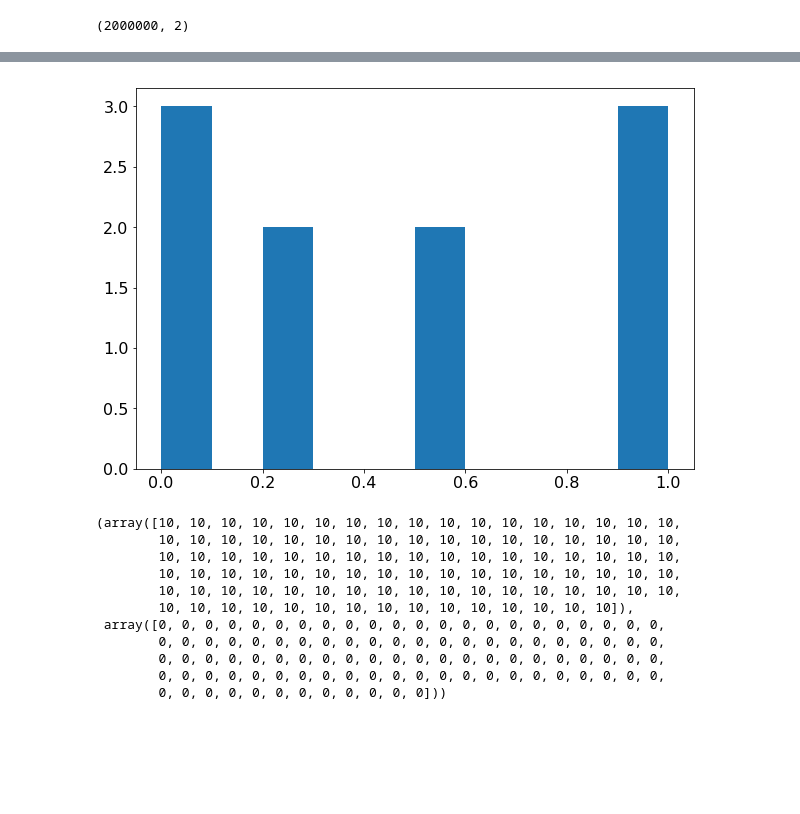
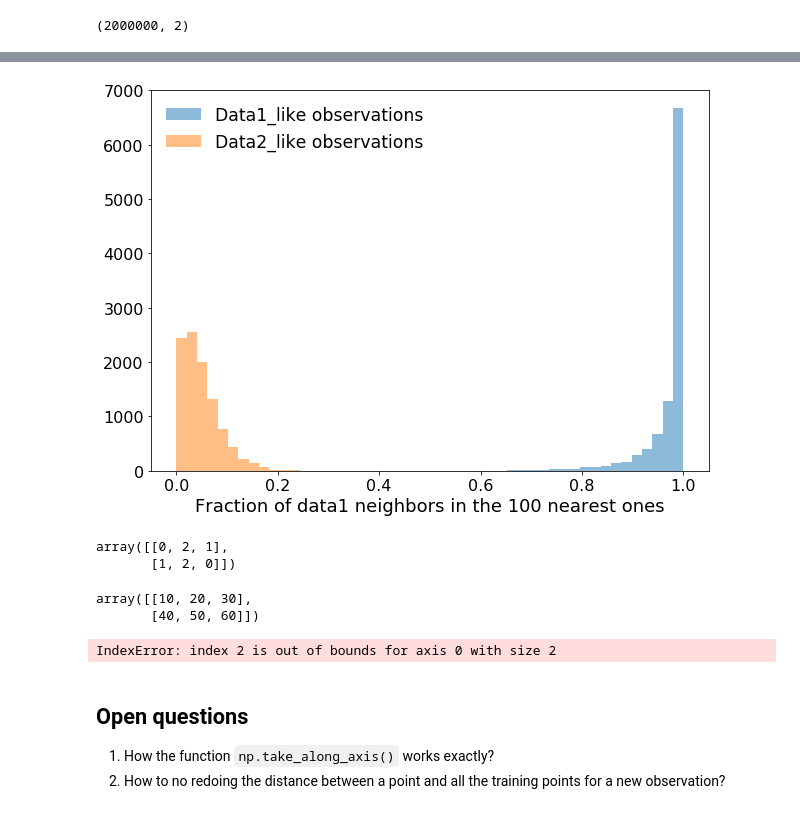
Before and after one commit to MLatCezeaux/intro_numpy, a Jupyter notebook: solutions/3-NearestNeighborAlgo-solution.ipynb, the cells around one changed output, grey strips where cells are left out. Drawn from its saved outputs; the diff is of its cells as text; code cells hidden in the pictures; blank space fills up the shorter version.

```diff
--- a/solutions/3-NearestNeighborAlgo-solution.ipynb
+++ b/solutions/3-NearestNeighborAlgo-solution.ipynb
@@ -129,4 +131,4 @@ plot_kNN(kNN)
 # %%
 # Generate pseudo data like data1 and data2
-data_obs_like1 = 3*np.random.randn(10000,25)+10
+data_obs_like1 = 3*np.random.randn(10000,25)-2
 data_obs_like2 = np.random.randn(10000,25)+1.5
@@ -138,10 +135,3 @@ data_obs_like2 = np.random.randn(10000,25)+1.5
-# %%
-kNN1 = np.array([r[0][-1] for r in res1])
-kNN2 = np.array([r[1][-1] for r in res1])
-score = kNN2/(kNN1+kNN2)
-plt.hist(score);
-# %% [output]
-[figure, removed]
 # %%
 def get_kNN_vec(o, d1, d2, kmax=500):
 
@@ -149,7 +139,7 @@ def get_kNN_vec(o, d1, d2, kmax=500):
     Compute the number of nearest neighbors (up to kmax) of an
     observation `o` for two sample `d1` and `d2`.
 
-    return N1, N2 (array of neighbors number for each k<kmax)
+    return N1, N2 (array of neighbors in data1 and data2 in the kmax nearest ones)
     '''
 
     # Get some numbers (o must be a 2D array)
@@ -177,7 +167,8 @@ def get_kNN_vec(o, d1, d2, kmax=500):
     r = np.concatenate([r1, r2], axis=1)
 
     # Sort the distances along distances
-    r = np.sort(r, axis=1)
+    indices = np.argsort(r[:, :, 0])
+    r = np.take_along_axis(r, indices.reshape(nd, n1+n2, 1), axis=1)
 
     # Count the neighbor 1 and 2 around the observation
     N1 = np.count_nonzero(r[:, :kmax, 1]==1, axis=1)
@@ -190,14 +179,13 @@ N1, N2 = get_kNN_vec(data_obs_like1[:100], data1[:100], data2[:100], kmax=10)
-# %%
-N1, N2 # didn't change when changing data_obs_like1 mean ... it doesn't make sense to be aleways closer to data1
-# %% [output]
-(array([10, 10, 10, 10, 10, 10, 10, 10, 10, 10, 10, 10, 10, 10, 10, 10, 10,
-        10, 10, 10, 10, 10, 10, 10, 10, 10, 10, 10, 10, 10, 10, 10, 10, 10,
-        10, 10, 10, 10, 10, 10, 10, 10, 10, 10, 10, 10, 10, 10, 10, 10, 10,
-        10, 10, 10, 10, 10, 10, 10, 10, 10, 10, 10, 10, 10, 10, 10, 10, 10,
-        10, 10, 10, 10, 10, 10, 10, 10, 10, 10, 10, 10, 10, 10, 10, 10, 10,
-        10, 10, 10, 10, 10, 10, 10, 10, 10, 10, 10, 10, 10, 10, 10]),
- array([0, 0, 0, 0, 0, 0, 0, 0, 0, 0, 0, 0, 0, 0, 0, 0, 0, 0, 0, 0, 0, 0,
-        0, 0, 0, 0, 0, 0, 0, 0, 0, 0, 0, 0, 0, 0, 0, 0, 0, 0, 0, 0, 0, 0,
-        0, 0, 0, 0, 0, 0, 0, 0, 0, 0, 0, 0, 0, 0, 0, 0, 0, 0, 0, 0, 0, 0,
-        0, 0, 0, 0, 0, 0, 0, 0, 0, 0, 0, 0, 0, 0, 0, 0, 0, 0, 0, 0, 0, 0,
-        0, 0, 0, 0, 0, 0, 0, 0, 0, 0, 0, 0]))
+# %%
+kmax, Ntrain = 100, 500
+n1, n2 = data1.shape[0], data2.shape[0]
+bkgN1, bkgN2 = get_kNN_vec(data_obs_like1, data1[::int(n1/Ntrain)], data2[::int(n2/Ntrain)], kmax=kmax)
+sigN1, sigN2 = get_kNN_vec(data_obs_like2, data1[::int(n1/Ntrain)], data2[::int(n2/Ntrain)], kmax=kmax)
+# %%
+style = {'bins': np.linspace(0, 1, 50), 'alpha': 0.5}
+plt.hist(bkgN1/kmax, **style, label='Data1_like observations')
+plt.hist(sigN1/kmax, **style, label='Data2_like observations');
+plt.xlabel('Fraction of data1 neighbors in the {} nearest ones'.format(kmax))
+plt.legend();
+# %% [output]
+[figure, added]
@@ -203,0 +194,19 @@ N1, N2 # didn't change when changing data_obs_like1 mean ... it doesn't make sen
+# %%
+ai = np.argsort(a, axis=1); ai
+# %% [output]
+array([[0, 2, 1],
+       [1, 2, 0]])
+# %%
+np.take_along_axis(a, ai, axis=1)
+# %% [output]
+array([[10, 20, 30],
+       [40, 50, 60]])
+# %%
+a[ai]
+# %% [output]
+IndexError: index 2 is out of bounds for axis 0 with size 2
+# %% [markdown]
+## Open questions
+
+1. How the function `np.take_along_axis()` works exactly?
+2. How to no redoing the distance between a point and all the training points for a new observation?
```
Also changed, not shown: parts of 9 cells of this notebook.
